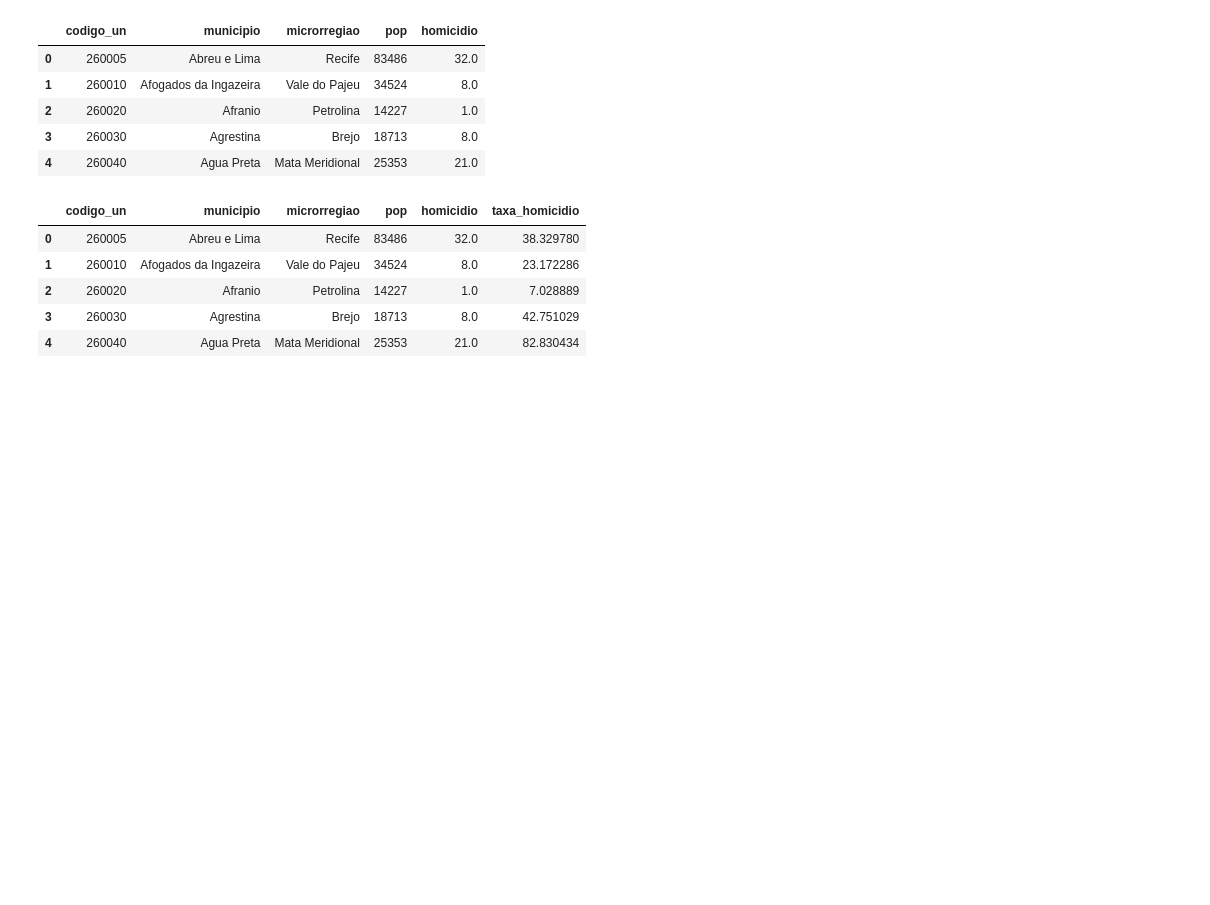
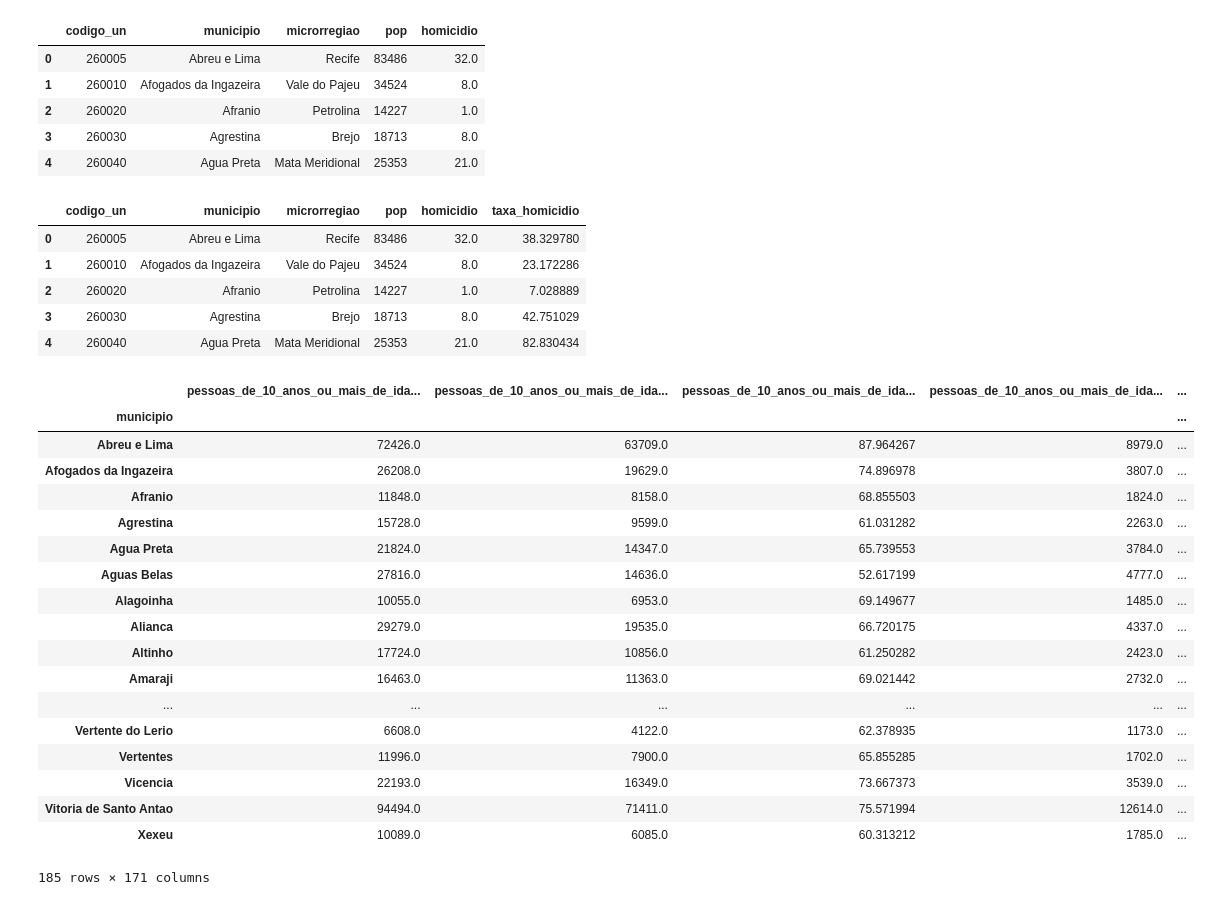
Before and after one commit to if1015-datascience-ufpe/2017-2-projeto-lbs4-eebls-ktcn, a Jupyter notebook: tabela_final.ipynb, the cells around one changed output. Drawn from its saved outputs; the diff is of its cells as text; code cells hidden in the pictures; blank space fills up the shorter version.

```diff
--- a/tabela_final.ipynb
+++ b/tabela_final.ipynb
@@ -163,6 +163,28 @@ for x in range(0,23):
 # %%
 data_s = pd.concat(data_stack, axis=1)
 #teste.head()
+# %%
+data_s
+# %% [output]
+|  | pessoas_de_10_anos_ou_mais_de_ida... | pessoas_de_10_anos_ou_mais_de_ida... | pessoas_de_10_anos_ou_mais_de_ida... | pessoas_de_10_anos_ou_mais_de_ida... | ... |
+| municipio |  |  |  |  | ... |
+| Abreu e Lima | 72426.0 | 63709.0 | 87.964267 | 8979.0 | ... |
+| Afogados da Ingazeira | 26208.0 | 19629.0 | 74.896978 | 3807.0 | ... |
+| Afranio | 11848.0 | 8158.0 | 68.855503 | 1824.0 | ... |
+| Agrestina | 15728.0 | 9599.0 | 61.031282 | 2263.0 | ... |
+| Agua Preta | 21824.0 | 14347.0 | 65.739553 | 3784.0 | ... |
+| Aguas Belas | 27816.0 | 14636.0 | 52.617199 | 4777.0 | ... |
+| Alagoinha | 10055.0 | 6953.0 | 69.149677 | 1485.0 | ... |
+| Alianca | 29279.0 | 19535.0 | 66.720175 | 4337.0 | ... |
+| Altinho | 17724.0 | 10856.0 | 61.250282 | 2423.0 | ... |
+| Amaraji | 16463.0 | 11363.0 | 69.021442 | 2732.0 | ... |
+| ... | ... | ... | ... | ... | ... |
+| Vertente do Lerio | 6608.0 | 4122.0 | 62.378935 | 1173.0 | ... |
+| Vertentes | 11996.0 | 7900.0 | 65.855285 | 1702.0 | ... |
+| Vicencia | 22193.0 | 16349.0 | 73.667373 | 3539.0 | ... |
+| Vitoria de Santo Antao | 94494.0 | 71411.0 | 75.571994 | 12614.0 | ... |
+| Xexeu | 10089.0 | 6085.0 | 60.313212 | 1785.0 | ... |
+185 rows × 171 columns
 # %%
 tabela = tabela.set_index('municipio')
 #tabela.head()
```
Also changed, not shown: parts of 6 cells of this notebook, 1 other file.
